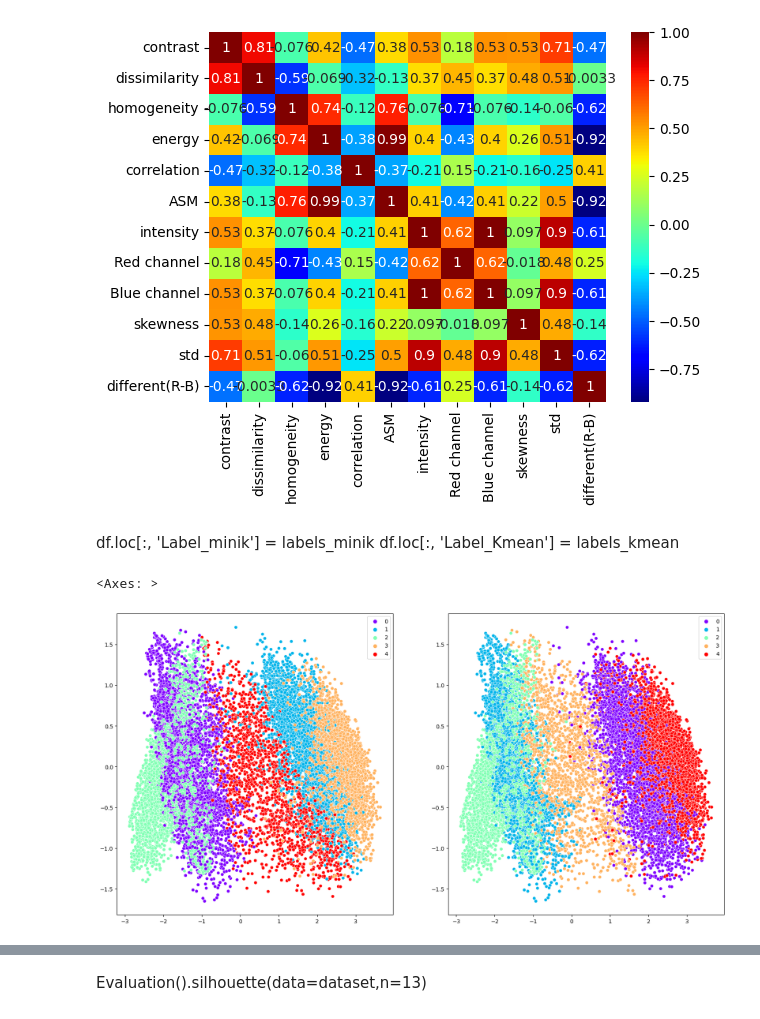
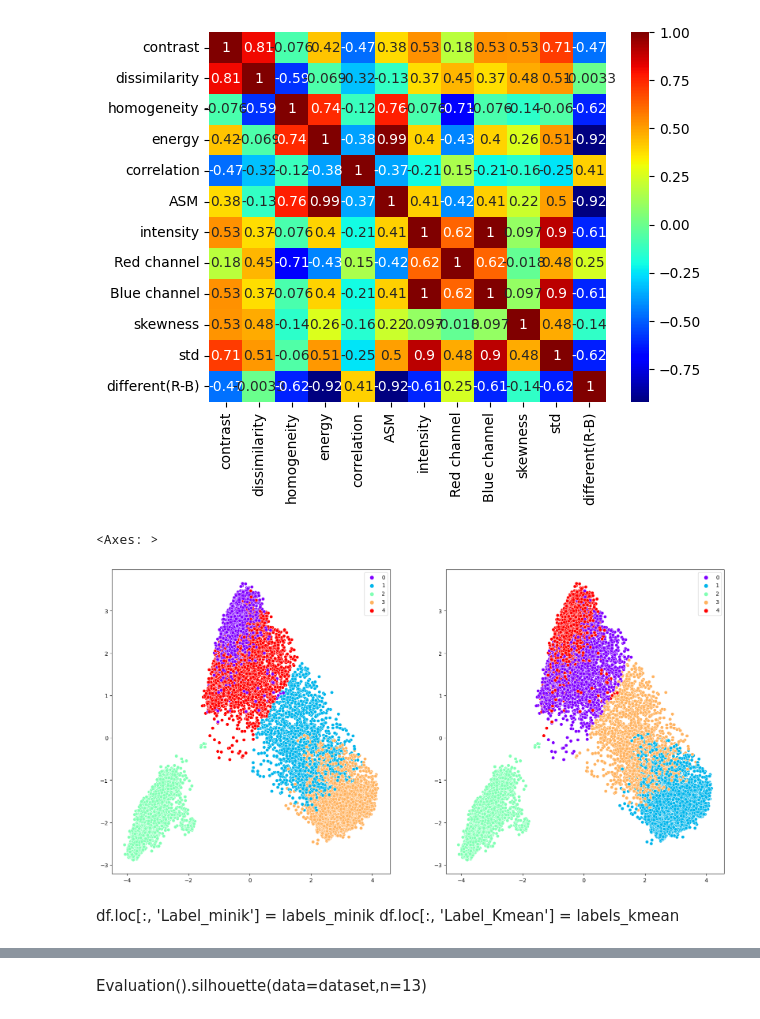
Before and after one commit to PrachayaKMITL/NARIT_internship_2024, a Jupyter notebook: Test_kernel/test_data.ipynb, the cells around one changed output, grey strips where cells are left out. Saved outputs shown, nothing was run; the diff lists cells and outputs as text; code cells hidden in the pictures.

```diff
--- a/Test_kernel/test_data.ipynb
+++ b/Test_kernel/test_data.ipynb
@@ -128,24 +128,24 @@ sns.heatmap(data=X.corr(),cmap='jet',annot=True)
 # %%
 from sklearn.metrics.pairwise import euclidean_distances
 np.random.seed(42)
-kmeans = KMeans(init='k-means++', n_clusters=5, n_init=20,random_state=42,tol=1e-4,max_iter=300,algorithm='elkan')
+kmeans = KMeans(init='k-means++', n_clusters=5, n_init=20,random_state=42,tol=1e-4,max_iter=300,algorithm='lloyd')
 minik = MiniBatchKMeans(n_clusters=5,batch_size=1036, max_no_improvement=20,random_state=42,tol=1e-5, init='k-means++' ,n_init=20, max_iter=300 ,reassignment_ratio=0.001)
 #GMM = GaussianMixture(n_components=5, tol=1e-4, init_params='kmeans',covariance_type='full', max_iter=500, random_state=42, n_init=10)
 #labels = GMM.fit_predict(dataset)
 labels_kmean = kmeans.fit_predict(dataset)
 labels_minik = minik.fit_predict(dataset)
+
+plt.figure(figsize=(20,10))
+plt.subplot(1,2,1)
+sns.scatterplot(data=scaled,x=principal[:,0],y=principal[:,1],hue=labels_minik,palette='rainbow')
+plt.subplot(1,2,2)
+sns.scatterplot(data=scaled,x=principal[:,0],y=principal[:,1],hue=labels_kmean,palette='rainbow')
+# %% [output]
+<Axes: >
+[figure, added]
 # %% [markdown]
 df.loc[:, 'Label_minik'] = labels_minik
 df.loc[:, 'Label_Kmean'] = labels_kmean
-# %%
-plt.figure(figsize=(20,10))
-plt.subplot(1,2,1)
-sns.scatterplot(data=scaled,x=principal[:,1],y=principal[:,3],hue=labels_minik,palette='rainbow')
-plt.subplot(1,2,2)
-sns.scatterplot(data=scaled,x=principal[:,1],y=principal[:,3],hue=labels_kmean,palette='rainbow')
-# %% [output]
-<Axes: >
-[figure, removed]
 # %%
 print(silhouette_score(principal,labels_kmean))
 print(silhouette_score(principal,labels_minik))
```
Also changed, not shown: parts of 5 cells of this notebook.
